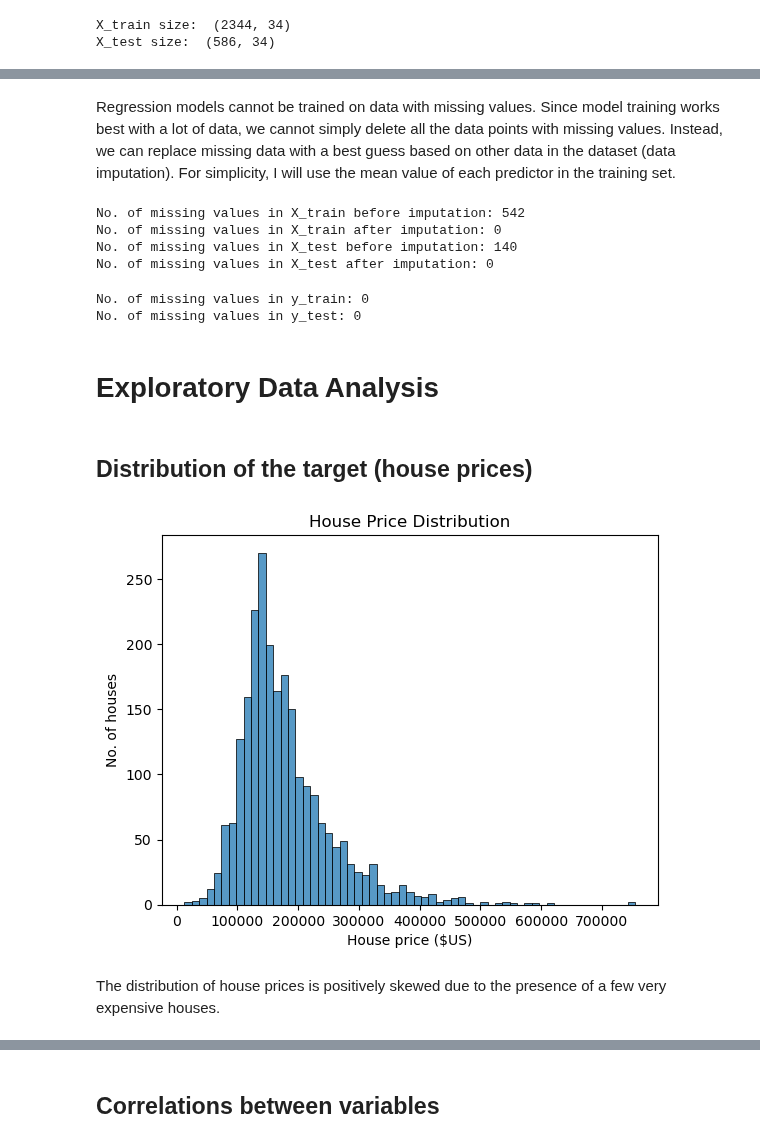
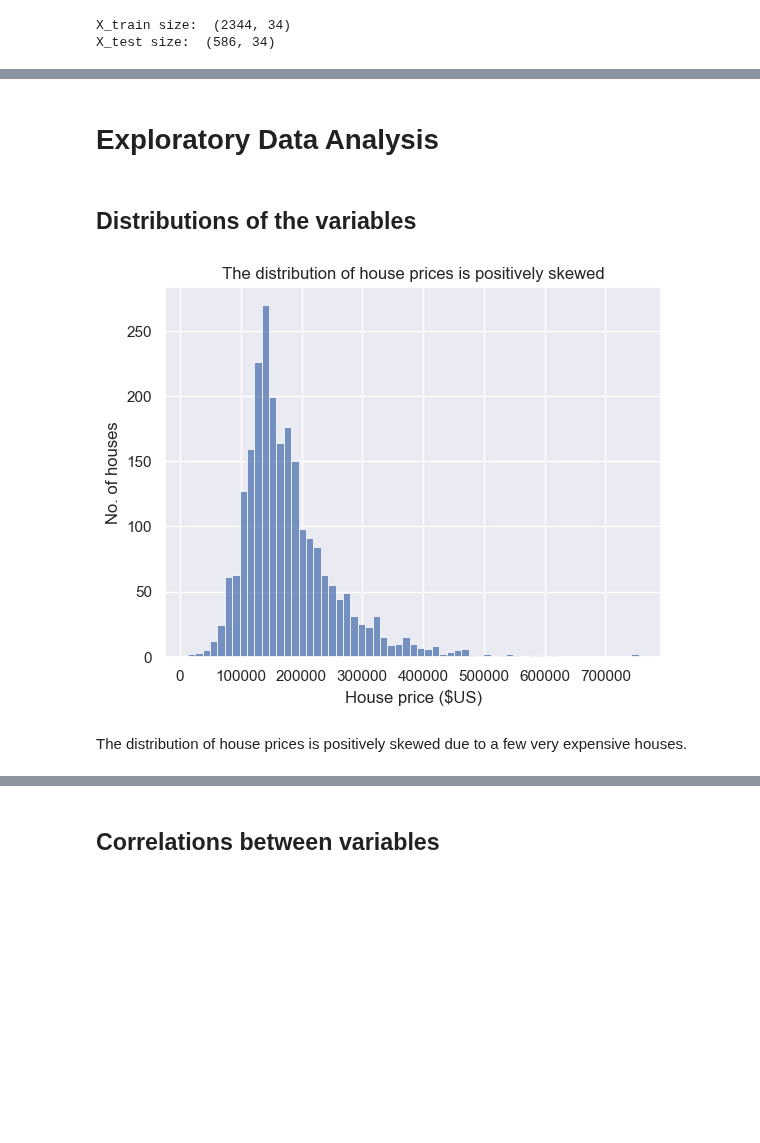
Before and after one commit to blue-fish-0/Data-Analytics-Projects, a Jupyter notebook: House Prices Prediction/house-prices-prediction.ipynb, the cells around one changed output, grey strips where cells are left out. Drawn from its saved outputs; the diff is of its cells as text; code cells hidden in the pictures; blank space fills up the shorter version.

```diff
--- a/House Prices Prediction/house-prices-prediction.ipynb
+++ b/House Prices Prediction/house-prices-prediction.ipynb
@@ -9,12 +9,19 @@ import numpy as np
 import pandas as pd
 import matplotlib.pyplot as plt
 import seaborn as sns
-from matplotlib.patches import Rectangle
+sns.set_theme()
+import statsmodels
 
+# Data processing
+from sklearn.base import BaseEstimator, TransformerMixin
 from sklearn.model_selection import train_test_split
-from sklearn.impute import SimpleImputer
+from sklearn.neighbors import LocalOutlierFactor
+from sklearn.preprocessing import StandardScaler
+from sklearn.impute import KNNImputer
 from sklearn.pipeline import Pipeline
+from sklearn.pipeline import make_pipeline
 from sklearn.model_selection import GridSearchCV
+from sklearn.model_selection import cross_validate
 
 # Machine learning models
 from sklearn.linear_model import LinearRegression
@@ -54,41 +57,16 @@ X_test size:  (586, 34)
-# %% [markdown]
-Regression models cannot be trained on data with missing values. Since model training works best with a lot of data, we cannot simply delete all the data points with missing values. Instead, we can replace missing data with a best guess based on other data in the dataset (data imputation). For simplicity, I will use the mean value of each predictor in the training set.
-# %%
-print("No. of missing values in X_train before imputation:", sum(X_train.isnull().sum()))
-X_mean_imputer = SimpleImputer(strategy="mean")
-X_mean_imputer.fit(X_train)
-X_train = pd.DataFrame(X_mean_imputer.transform(X_train),
-                          columns=X_train.columns,
-                          index=X_train.index)
-print("No. of missing values in X_train after imputation:", sum(X_train.isnull().sum()))
-
-print("No. of missing values in X_test before imputation:", sum(X_test.isnull().sum()))
-X_mean_imputer.fit(X_test)
-X_test = pd.DataFrame(X_mean_imputer.transform(X_test),
-                          columns=X_test.columns,
-                          index=X_test.index)
-print("No. of missing values in X_test after imputation:", sum(X_test.isnull().sum()))
-# %% [output]
-No. of missing values in X_train before imputation: 542
-No. of missing values in X_train after imputation: 0
-No. of missing values in X_test before imputation: 140
-No. of missing values in X_test after imputation: 0
-# %%
-print("No. of missing values in y_train:", y_train.isnull().sum())
-print("No. of missing values in y_test:", y_test.isnull().sum())
-# %% [output]
-No. of missing values in y_train: 0
-No. of missing values in y_test: 0
 # %% [markdown]
 # Exploratory Data Analysis
 # %% [markdown]
-## Distribution of the target (house prices)
+## Distributions of the variables
 # %%
+# Distribution of house prices (the target)
 sns.histplot(y_train)
-plt.title("House Price Distribution")
+plt.title("The distribution of house prices is positively skewed")
 plt.xlabel("House price ($US)")
 plt.ylabel("No. of houses")
 plt.show()
 # %% [output]
-[figure, old version]
+[figure, new version]
+# %% [markdown]
+The distribution of house prices is positively skewed due to a few very expensive houses.
 # %%
@@ -98,2 +75,0 @@ plt.show()
-# %% [markdown]
-The distribution of house prices is positively skewed due to the presence of a few very expensive houses.
```
Also changed, not shown: parts of 37 cells of this notebook.
